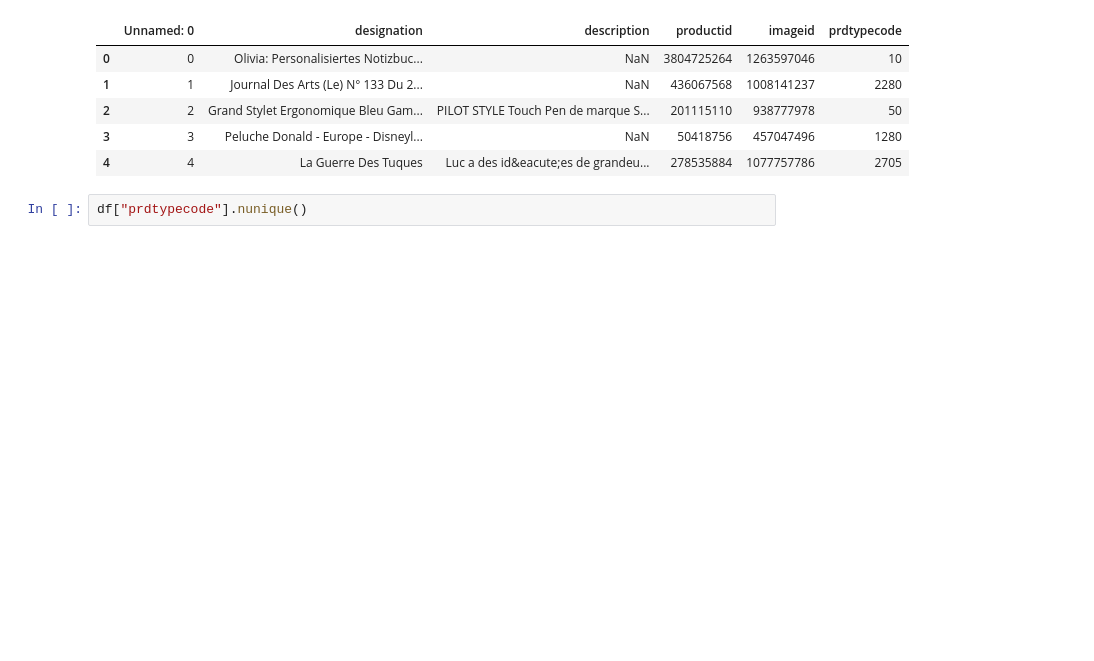
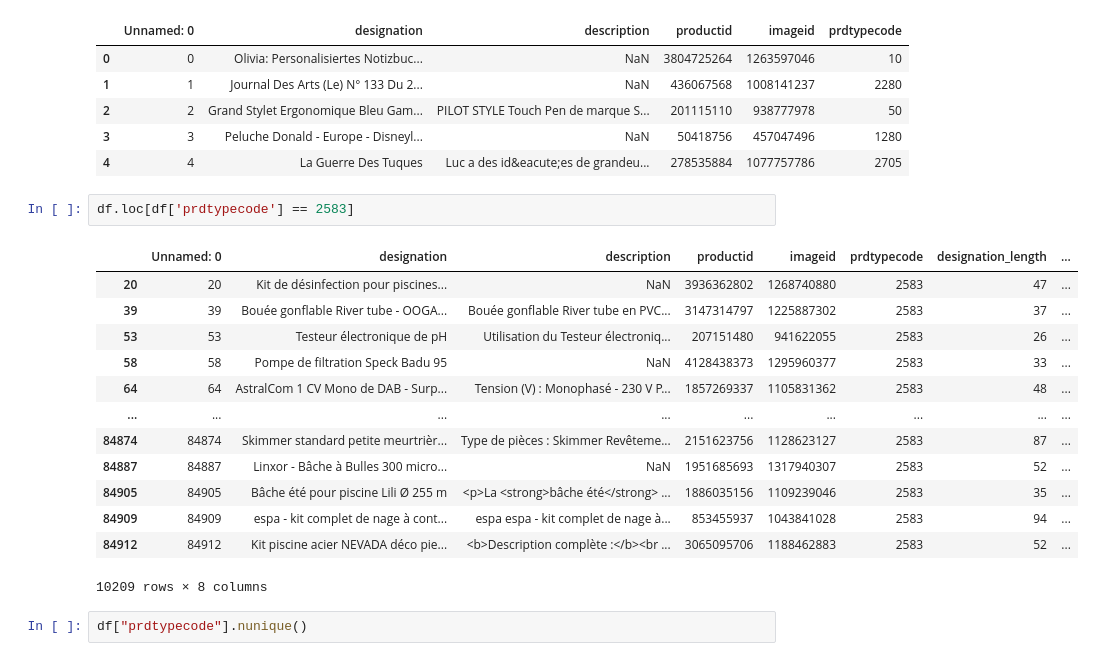
Before and after one commit to Stonesthrowing/Rakuten_Data_Science, a Jupyter notebook: rakuten.ipynb, the cells around one changed output. Saved outputs shown, nothing was run; the diff lists cells and outputs as text; blank space fills up the shorter version.

```diff
--- a/rakuten.ipynb
+++ b/rakuten.ipynb
@@ -96,6 +101,22 @@ df.head()
 | 2 | 2 | Grand Stylet Ergonomique Bleu Gam... | PILOT STYLE Touch Pen de marque S... | 201115110 | 938777978 | 50 |
 | 3 | 3 | Peluche Donald - Europe - Disneyl... | NaN | 50418756 | 457047496 | 1280 |
 | 4 | 4 | La Guerre Des Tuques | Luc a des id&eacute;es de grandeu... | 278535884 | 1077757786 | 2705 |
+# %%
+df.loc[df['prdtypecode'] == 2583]
+# %% [output]
+|  | Unnamed: 0 | designation | description | productid | imageid | prdtypecode | designation_length | ... |
+| 20 | 20 | Kit de désinfection pour piscines... | NaN | 3936362802 | 1268740880 | 2583 | 47 | ... |
+| 39 | 39 | Bouée gonflable River tube - OOGA... | Bouée gonflable River tube en PVC... | 3147314797 | 1225887302 | 2583 | 37 | ... |
+| 53 | 53 | Testeur électronique de pH | Utilisation du Testeur électroniq... | 207151480 | 941622055 | 2583 | 26 | ... |
+| 58 | 58 | Pompe de filtration Speck Badu 95 | NaN | 4128438373 | 1295960377 | 2583 | 33 | ... |
+| 64 | 64 | AstralCom 1 CV Mono de DAB - Surp... | Tension (V) : Monophasé - 230 V P... | 1857269337 | 1105831362 | 2583 | 48 | ... |
+| ... | ... | ... | ... | ... | ... | ... | ... | ... |
+| 84874 | 84874 | Skimmer standard petite meurtrièr... | Type de pièces : Skimmer Revêteme... | 2151623756 | 1128623127 | 2583 | 87 | ... |
+| 84887 | 84887 | Linxor - Bâche à Bulles 300 micro... | NaN | 1951685693 | 1317940307 | 2583 | 52 | ... |
+| 84905 | 84905 | Bâche été pour piscine Lili Ø 255 m | <p>La <strong>bâche été</strong> ... | 1886035156 | 1109239046 | 2583 | 35 | ... |
+| 84909 | 84909 | espa - kit complet de nage à cont... | espa espa - kit complet de nage à... | 853455937 | 1043841028 | 2583 | 94 | ... |
+| 84912 | 84912 | Kit piscine acier NEVADA déco pie... | <b>Description complète :</b><br ... | 3065095706 | 1188462883 | 2583 | 52 | ... |
+10209 rows × 8 columns
 # %%
 df["prdtypecode"].nunique()
 # %% [output]
```
Also changed, not shown: parts of 9 cells of this notebook.
